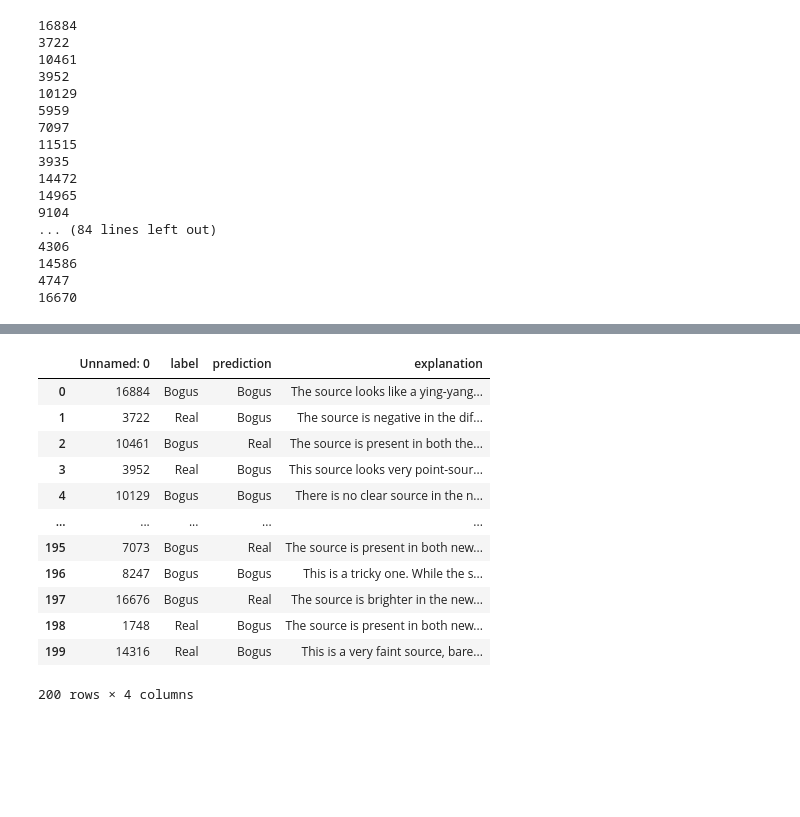
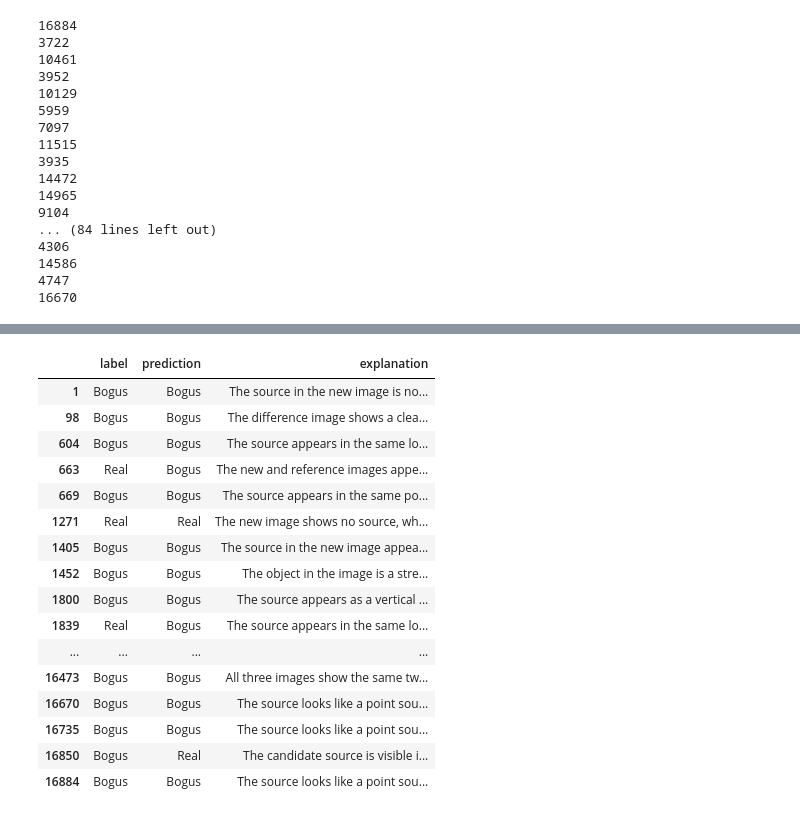
Before and after one commit to turanbulmus/spacehack, a Jupyter notebook: 01 - Prompt Engineering.ipynb, the cells around one changed output, grey strips where cells are left out. Drawn from its saved outputs; the diff is of its cells as text; code cells hidden in the pictures; blank space fills up the shorter version.

```diff
--- a/01 - Prompt Engineering.ipynb
+++ b/01 - Prompt Engineering.ipynb
@@ -357,16 +448,23 @@ pred_df.explanation[1]
-# %%
-pred_df
-# %% [output]
-|  | Unnamed: 0 | label | prediction | explanation |
-| 0 | 16884 | Bogus | Bogus | The source looks like a ying-yang... |
-| 1 | 3722 | Real | Bogus | The source is negative in the dif... |
-| 2 | 10461 | Bogus | Real | The source is present in both the... |
-| 3 | 3952 | Real | Bogus | This source looks very point-sour... |
-| 4 | 10129 | Bogus | Bogus | There is no clear source in the n... |
-| ... | ... | ... | ... | ... |
-| 195 | 7073 | Bogus | Real | The source is present in both new... |
-| 196 | 8247 | Bogus | Bogus | This is a tricky one. While the s... |
-| 197 | 16676 | Bogus | Real | The source is brighter in the new... |
-| 198 | 1748 | Real | Bogus | The source is present in both new... |
-| 199 | 14316 | Real | Bogus | This is a very faint source, bare... |
-200 rows × 4 columns
+# %%
+pd.options.display.max_rows = 999
+pd.set_option('display.max_colwidth', None)
+
+pred_df.sort_index()
+# %% [output]
+|  | label | prediction | explanation |
+| 1 | Bogus | Bogus | The source in the new image is no... |
+| 98 | Bogus | Bogus | The difference image shows a clea... |
+| 604 | Bogus | Bogus | The source appears in the same lo... |
+| 663 | Real | Bogus | The new and reference images appe... |
+| 669 | Bogus | Bogus | The source appears in the same po... |
+| 1271 | Real | Real | The new image shows no source, wh... |
+| 1405 | Bogus | Bogus | The source in the new image appea... |
+| 1452 | Bogus | Bogus | The object in the image is a stre... |
+| 1800 | Bogus | Bogus | The source appears as a vertical ... |
+| 1839 | Real | Bogus | The source appears in the same lo... |
+| ... | ... | ... | ... |
+| 16473 | Bogus | Bogus | All three images show the same tw... |
+| 16670 | Bogus | Bogus | The source looks like a point sou... |
+| 16735 | Bogus | Bogus | The source looks like a point sou... |
+| 16850 | Bogus | Real | The candidate source is visible i... |
+| 16884 | Bogus | Bogus | The source looks like a point sou... |
```
Also changed, not shown: parts of 22 cells of this notebook, 2 other files.
